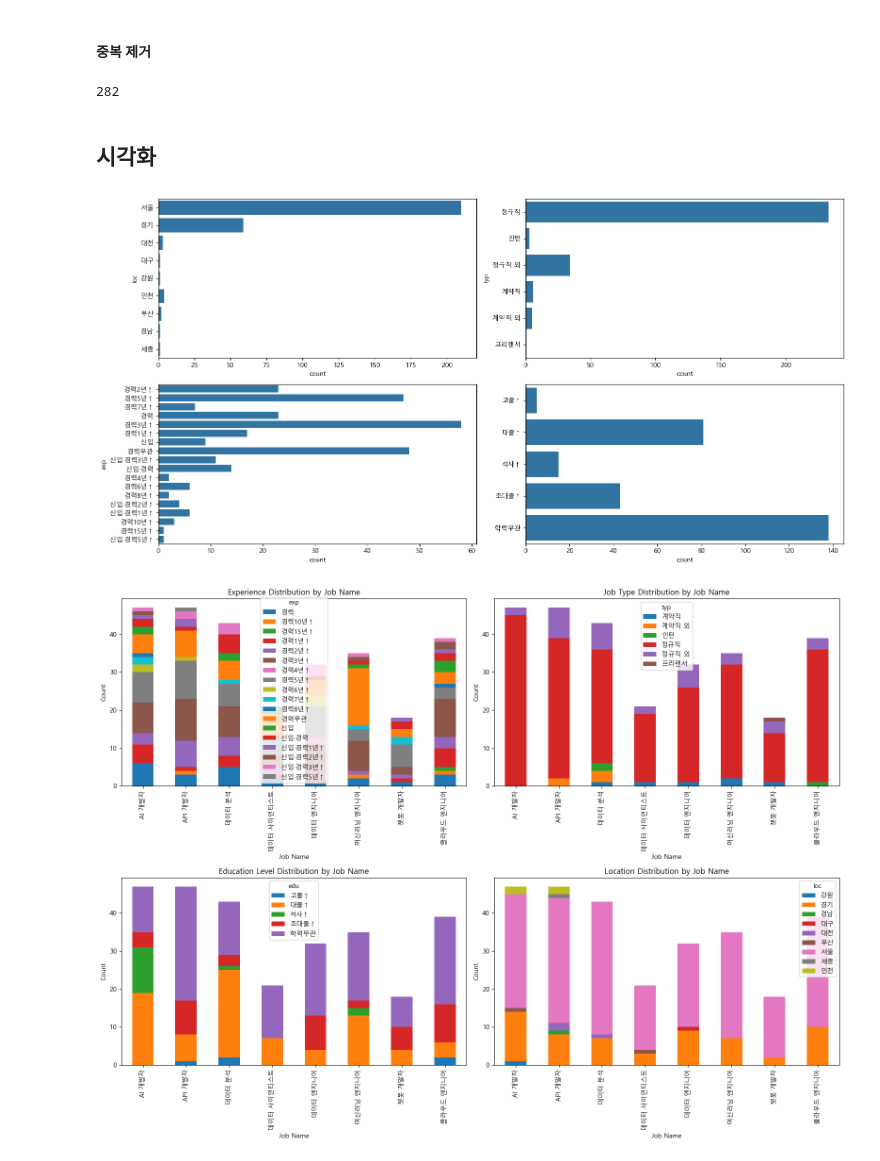
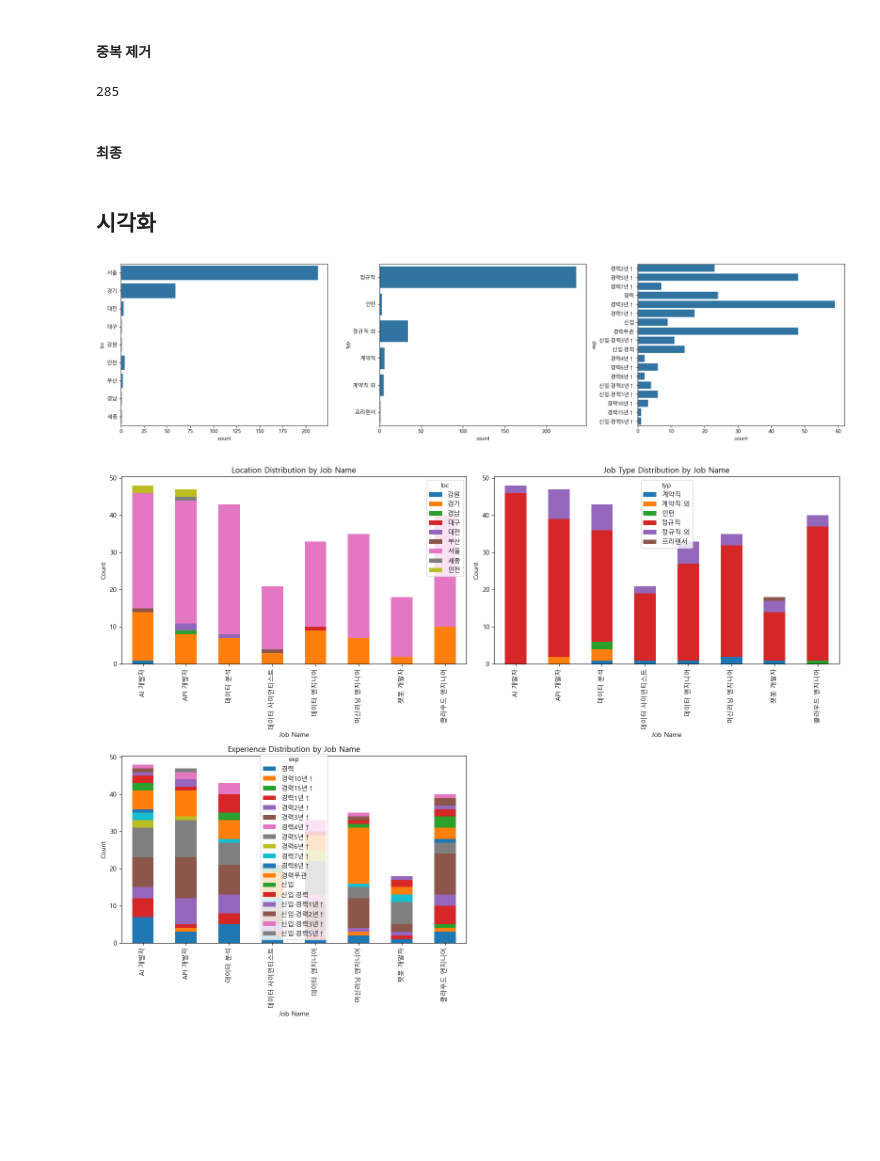
Before and after one commit to sesac-middle-project/recruit-information-chatbot, a Jupyter notebook: jobkorea/preprocessing.ipynb, the cells around one changed output. Saved outputs shown, nothing was run; the diff lists cells and outputs as text; code cells hidden in the pictures; blank space fills up the shorter version.

Commit message:
add jumpit & fix jobkorea

```diff
--- a/jobkorea/preprocessing.ipynb
+++ b/jobkorea/preprocessing.ipynb
@@ -299,0 +306,5 @@ len(df_loc)
+# %%
+df_edu= df_loc.copy()
+
+df_edu = df_edu.drop(['edu'], axis=1)
+df_edu.head()
@@ -300,12 +318,14 @@ len(df_loc)
 # %% [markdown]
 #### 중복 제거
 # %%
-jobkorea = df_loc.copy()
+jobkorea = df_edu.copy()
 
-jobkorea = jobkorea.drop_duplicates(['title'])
+jobkorea = jobkorea.drop_duplicates(['title', 'company'])
 len(jobkorea)
 # %% [output]
-282
+285
+# %% [markdown]
+#### 최종
 # %%
 jobkorea.to_csv('jobkorea_jobs.csv', index=False)
 # %% [markdown]
@@ -317,29 +337,26 @@ import seaborn as sns
 plt.rcParams['font.family'] = 'Malgun Gothic'
 plt.rcParams['axes.unicode_minus'] = 'False'
 # %%
-plt.figure(figsize=(16, 8))
+plt.figure(figsize=(20, 5))
 
-plt.subplot(2, 2, 1)
+plt.subplot(1, 3, 1)
 sns.countplot(jobkorea['loc'])
 
-plt.subplot(2, 2, 2)
+plt.subplot(1, 3, 2)
 sns.countplot(jobkorea['typ'])
 
-plt.subplot(2, 2, 3)
+plt.subplot(1, 3, 3)
 sns.countplot(jobkorea['exp'])
-
-plt.subplot(2, 2, 4)
-sns.countplot(sorted(jobkorea['edu']))
 
 plt.tight_layout()
 plt.show()
 # %% [output]
-[figure, old version]
+[figure, new version]
 # %%
 plt.figure(figsize=(16, 12))
 
 # 1. Job Name 별 지역(loc) 분포
-plt.subplot(2, 2, 4)
+plt.subplot(2, 2, 1)
 loc_dist = jobkorea.groupby('job_name')['loc'].value_counts().unstack().fillna(0)
 loc_dist.plot(kind='bar', stacked=True, ax=plt.gca())
 plt.title('Location Distribution by Job Name')
@@ -355,25 +372,17 @@ plt.xlabel('Job Name')
 plt.ylabel('Count')
 
 # 3. Job Name 별 경험(exp) 분포
-plt.subplot(2, 2, 1)
+plt.subplot(2, 2, 3)
 exp_dist = jobkorea.groupby('job_name')['exp'].value_counts().unstack().fillna(0)
 exp_dist.plot(kind='bar', stacked=True, ax=plt.gca())
 plt.title('Experience Distribution by Job Name')
 plt.xlabel('Job Name')
 plt.ylabel('Count')
 
-# 4. Job Name 별 교육 수준(edu) 분포
-plt.subplot(2, 2, 3)
-edu_dist = jobkorea.groupby('job_name')['edu'].value_counts().unstack().fillna(0)
-edu_dist.plot(kind='bar', stacked=True, ax=plt.gca())
-plt.title('Education Level Distribution by Job Name')
-plt.xlabel('Job Name')
-plt.ylabel('Count')
-
 plt.tight_layout()
 plt.show()
 # %% [output]
-[figure, old version]
+[figure, new version]
 # %%
 # 신입과 경력 포함 여부를 분리
 newbie = jobkorea[jobkorea['exp'].str.contains('신입', na=False)]
```
Also changed, not shown: parts of 5 cells of this notebook, 5 other files.
